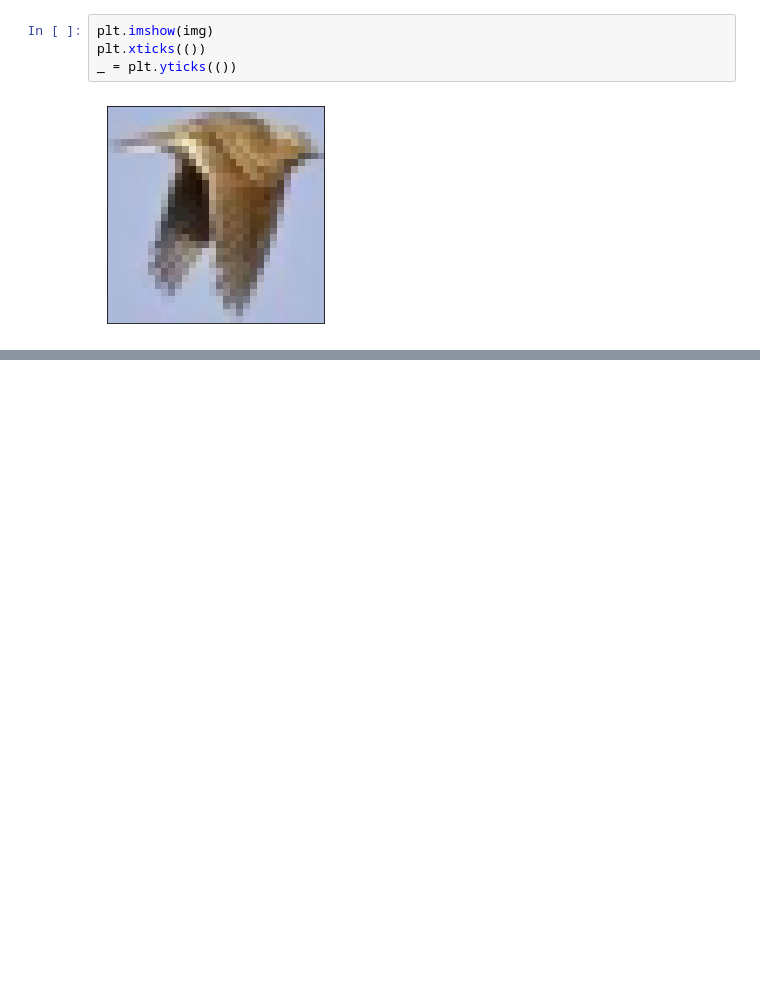
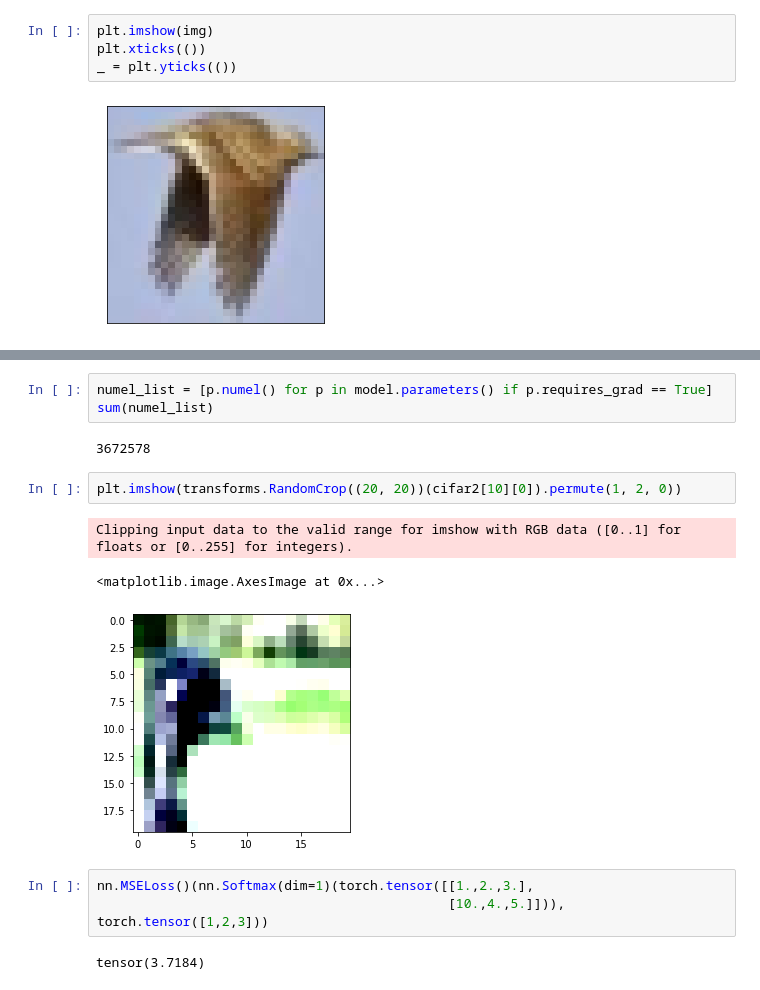
Before and after one commit to qader1/deep-learning-with-pytorch-book-exercises, a Jupyter notebook: telling birds from airplanes - learning from images.ipynb, the cells around one changed output, grey strips where cells are left out. Drawn from its saved outputs; the diff is of its cells as text; blank space fills up the shorter version.

```diff
--- a/telling birds from airplanes - learning from images.ipynb
+++ b/telling birds from airplanes - learning from images.ipynb
@@ -60,0 +257,16 @@ dir(transforms)
+# %%
+numel_list = [p.numel() for p in model.parameters() if p.requires_grad == True]
+sum(numel_list)
+# %% [output]
+3672578
+# %%
+plt.imshow(transforms.RandomCrop((20, 20))(cifar2[10][0]).permute(1, 2, 0))
+# %% [output]
+Clipping input data to the valid range for imshow with RGB data ([0..1] for floats or [0..255] for integers).
+<matplotlib.image.AxesImage at 0x...>
+[figure, added]
+# %%
+nn.MSELoss()(nn.Softmax(dim=1)(torch.tensor([[1.,2.,3.],
+                                             [10.,4.,5.]])), torch.tensor([1,2,3]))
+# %% [output]
+tensor(3.7184)
```
Also changed, not shown: parts of 33 cells of this notebook.
